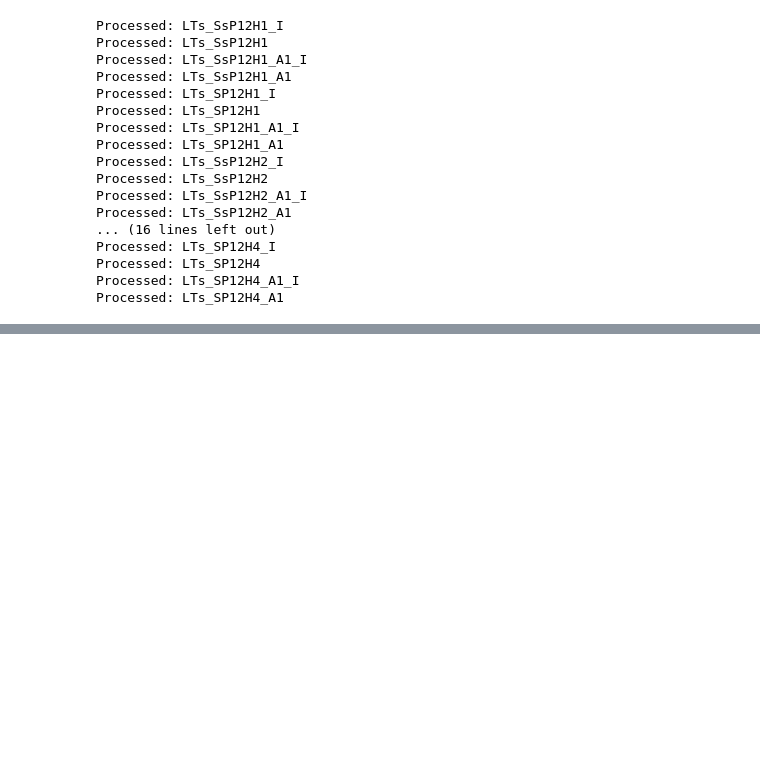
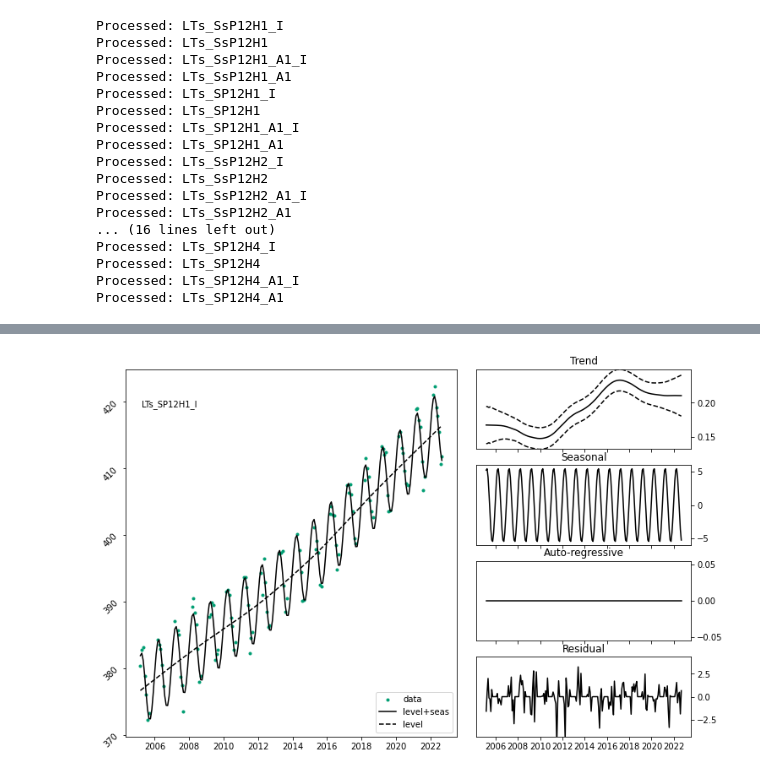
Before and after one commit to JonasHach/dlm_helper, a Jupyter notebook: examples/TCCON_Ny_Alesund.ipynb, the cells around one changed output, grey strips where cells are left out. Cells and saved outputs as stored; diff of their text form; code cells hidden in the pictures; blank space fills up the shorter version.

```diff
--- a/examples/TCCON_Ny_Alesund.ipynb
+++ b/examples/TCCON_Ny_Alesund.ipynb
@@ -105,0 +177,6 @@ fig = r.plot_summary(figsize=(12,8))
+# %%
+r=results.get_best_result(sort="agg")
+# %%
+fig = r.plot_summary(figsize=(12,8))
+# %% [output]
+[figure, added]
```
Also changed, not shown: parts of 14 cells of this notebook.
